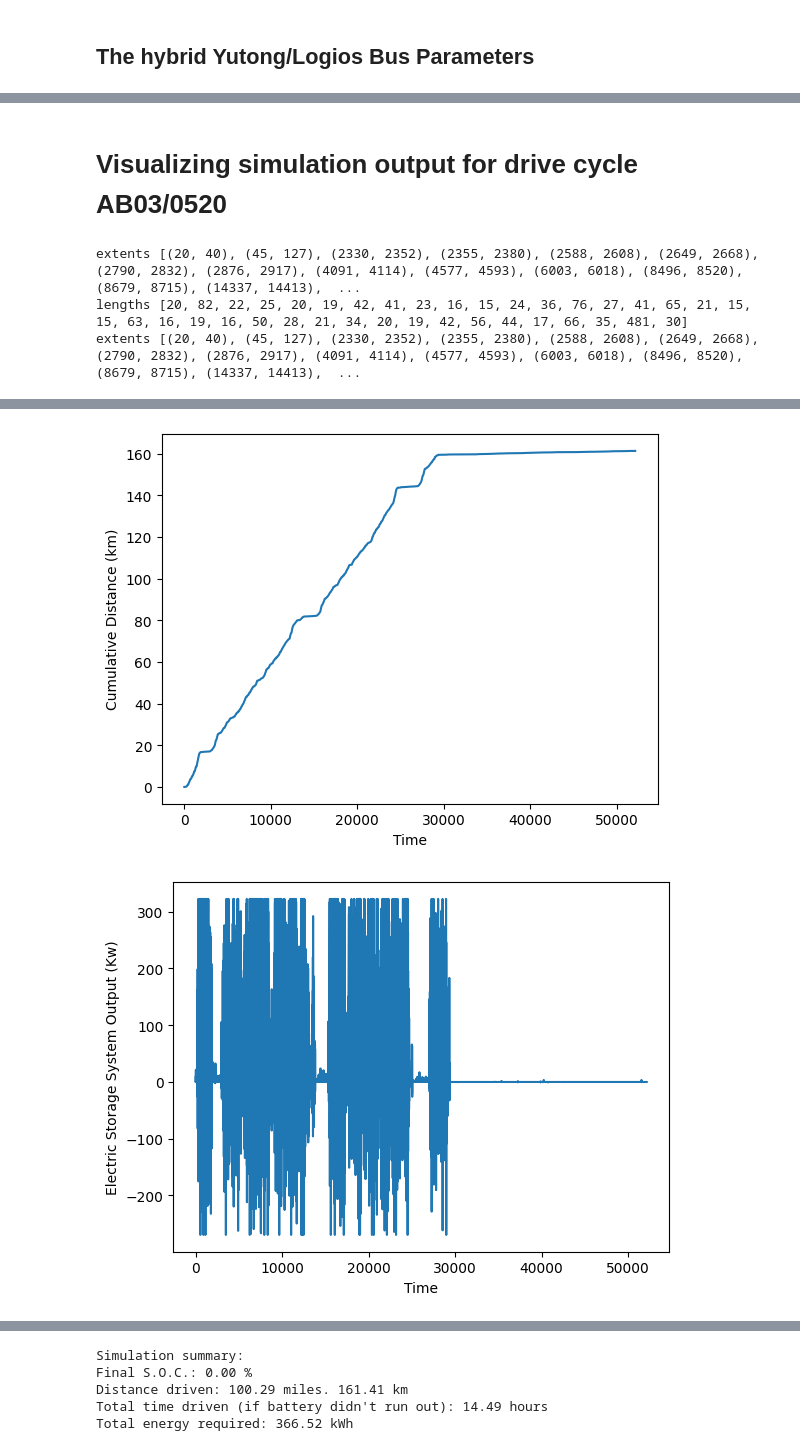
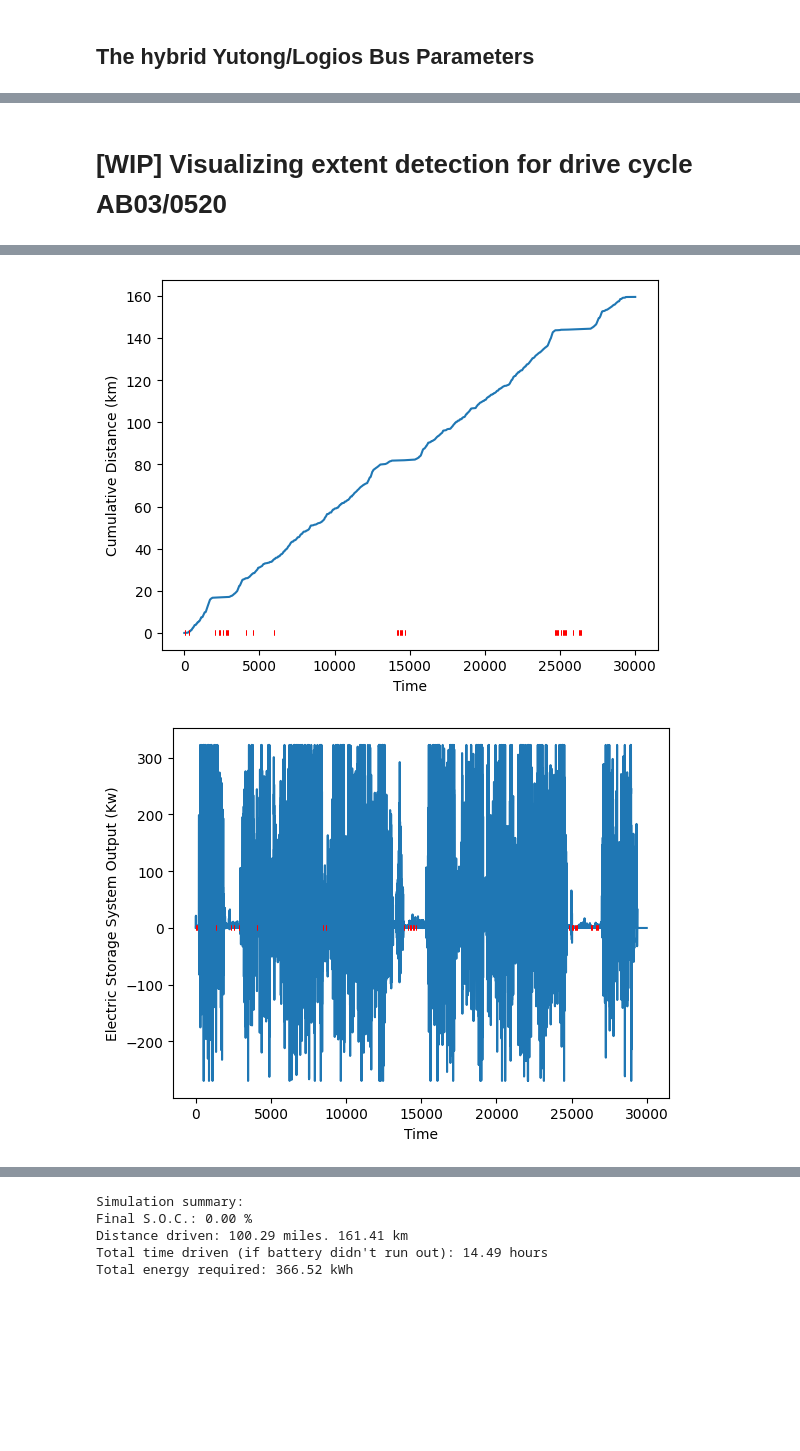
Before and after one commit to RESET-Lab/TransitBusSimulation, a Jupyter notebook: FASTSim Simulation/Bus Parameter Validation.ipynb, the cells around one changed output, grey strips where cells are left out. Drawn from its saved outputs; the diff is of its cells as text; code cells hidden in the pictures; blank space fills up the shorter version.

```diff
--- a/FASTSim Simulation/Bus Parameter Validation.ipynb
+++ b/FASTSim Simulation/Bus Parameter Validation.ipynb
@@ -103,11 +122,10 @@ On average, of the 5 simulated drive cycles, FASTSim's simulated range is 75.5%
 # %%
-def detect_stops(df, time_range):
+def detect_stops(df, time_range, epsilon = 1*10**-1):
     '''
     Return a list of (start, stop) tuples, each describing a start and stop time (inclusive) of an
     extent of time when the vehicle was stopped.
     '''
     # Linear search, find contiguous segments of near-zero speed
-    epsilon = 1*10**-1
     extents = []
     stopped = False
     curr_extent = [np.nan, np.nan]
@@ -132,9 +150,13 @@ def detect_stops(df, time_range):
 
     # Filter out noise: Remove any extents of length less than 15 seconds
     extents = list(filter(lambda x: x[1]-x[0] >= 15, extents))
-    print('extents', extents)
-    print('lengths', list(map(lambda x: x[1]-x[0], extents)))
+    # print('extents', extents)
+    # print('lengths', list(map(lambda x: x[1]-x[0], extents)))
     return extents
+
+assert False # TODO
+# Try another approach
+# Star
 
 data = {
     "speed": [1,2,3,0,0,0,4,5,6],
@@ -142,4 +164,3 @@ data = {
 df = pd.DataFrame(data)
 time_range = range(0,9)
 extents = detect_stops(df, time_range)
-# TODO reduce extent fragmentation
@@ -149,31 +167,31 @@ lengths []
 # %% [markdown]
-# Visualizing simulation output for drive cycle AB03/0520
+# [WIP] Visualizing extent detection for drive cycle AB03/0520
 # %%
 output = results['AB03/0520']
 df = pd.DataFrame.from_dict(output)
+time_range = range(0,30000)
+df = df[time_range.start:time_range.stop]
 
-time_range = range(0,len(df))
-extents = detect_stops(df, time_range)
-print('extents', extents)
-# TODO plot horizontal lines of the extents
+extents = detect_stops(df, time_range, epsilon=0.3)
 
-# Visualize range
-df = df[time_range.start:time_range.stop]
 plt.plot(df['time'],df['speed'])
 plt.xlabel('Time')
 plt.ylabel('Speed')
+for extent in extents:
+    plt.hlines(0, extent[0], extent[1], color='red', linewidths=4)
 plt.show()
 
 plt.plot(df['time'],df['cumDistKm'])
+for extent in extents:
+    plt.hlines(0, extent[0], extent[1], color='red', linewidths=4)
 plt.xlabel('Time')
 plt.ylabel('Cumulative Distance (km)')
 plt.show()
 
 plt.plot(df['time'], df['essKwOutAch'])
+for extent in extents:
+    plt.hlines(0, extent[0], extent[1], color='red', linewidths=4)
 plt.xlabel('Time')
 plt.ylabel('Electric Storage System Output (Kw)')
 plt.show()
 # %% [output]
-extents [(20, 40), (45, 127), (2330, 2352), (2355, 2380), (2588, 2608), (2649, 2668), (2790, 2832), (2876, 2917), (4091, 4114), (4577, 4593), (6003, 6018), (8496, 8520), (8679, 8715), (14337, 14413),  ...
-lengths [20, 82, 22, 25, 20, 19, 42, 41, 23, 16, 15, 24, 36, 76, 27, 41, 65, 21, 15, 15, 63, 16, 19, 16, 50, 28, 21, 34, 20, 19, 42, 56, 44, 17, 66, 35, 481, 30]
-extents [(20, 40), (45, 127), (2330, 2352), (2355, 2380), (2588, 2608), (2649, 2668), (2790, 2832), (2876, 2917), (4091, 4114), (4577, 4593), (6003, 6018), (8496, 8520), (8679, 8715), (14337, 14413),  ...
@@ -181,2 +199,2 @@ extents [(20, 40), (45, 127), (2330, 2352), (2355, 2380), (2588, 2608), (2649, 2
-[figure, old version]
+[figure, new version]
-[figure, old version]
+[figure, new version]
```
Also changed, not shown: parts of 15 cells of this notebook, 5 other files.
